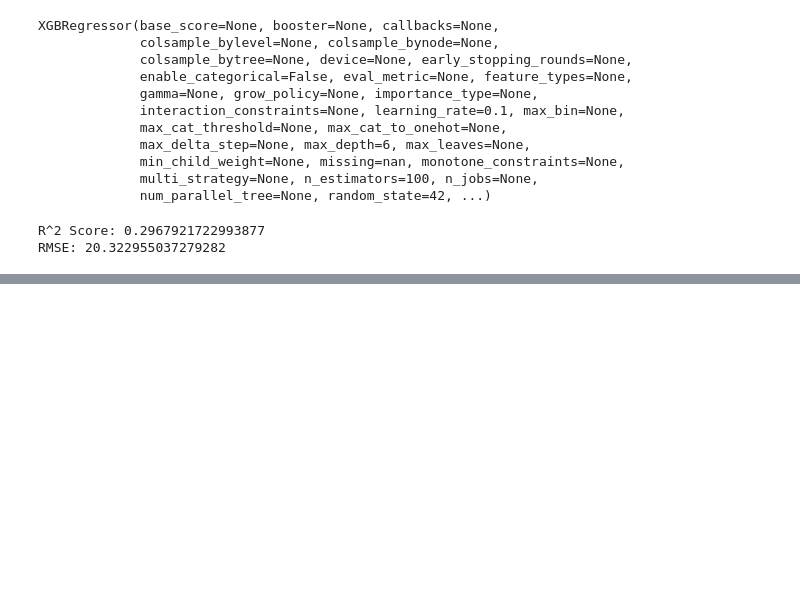
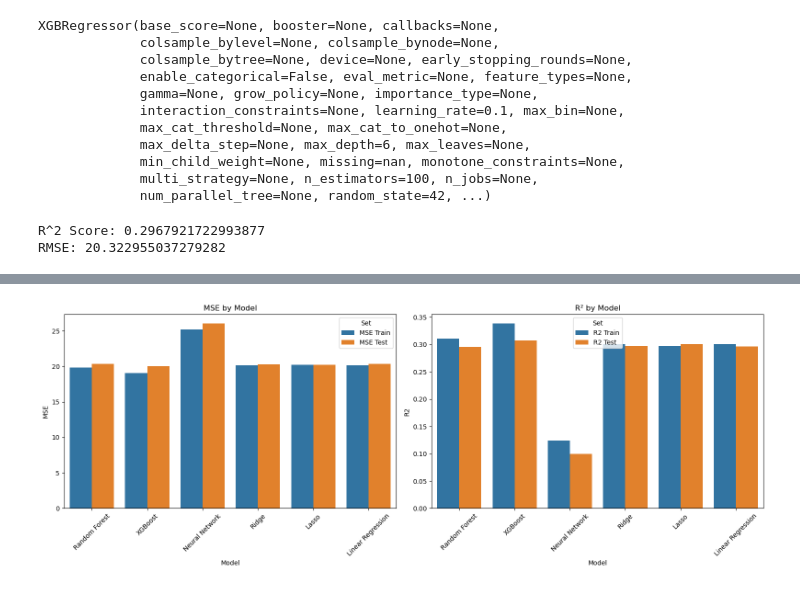
Before and after one commit to aabbylam/hda-project, a Jupyter notebook: rq1/gad7_prediction.ipynb, the cells around one changed output, grey strips where cells are left out. Drawn from its saved outputs; the diff is of its cells as text; code cells hidden in the pictures; blank space fills up the shorter version.

```diff
--- a/rq1/gad7_prediction.ipynb
+++ b/rq1/gad7_prediction.ipynb
@@ -178,0 +434,17 @@ RMSE: 20.322955037279282
+# %%
+fig, axes = plt.subplots(1, 2, figsize=(16, 6))
+
+# MSE plot
+sns.barplot(data=mse_df, x='Model', y='MSE', hue='Set', ax=axes[0])
+axes[0].set_title('MSE by Model')
+axes[0].tick_params(axis='x', rotation=45)
+
+# R² plot
+sns.barplot(data=r2_df, x='Model', y='R2', hue='Set', ax=axes[1])
+axes[1].set_title('R² by Model')
+axes[1].tick_params(axis='x', rotation=45)
+
+plt.tight_layout()
+plt.show()
+# %% [output]
+[figure, added]
```
Also changed, not shown: parts of 8 cells of this notebook, 2 other files.
